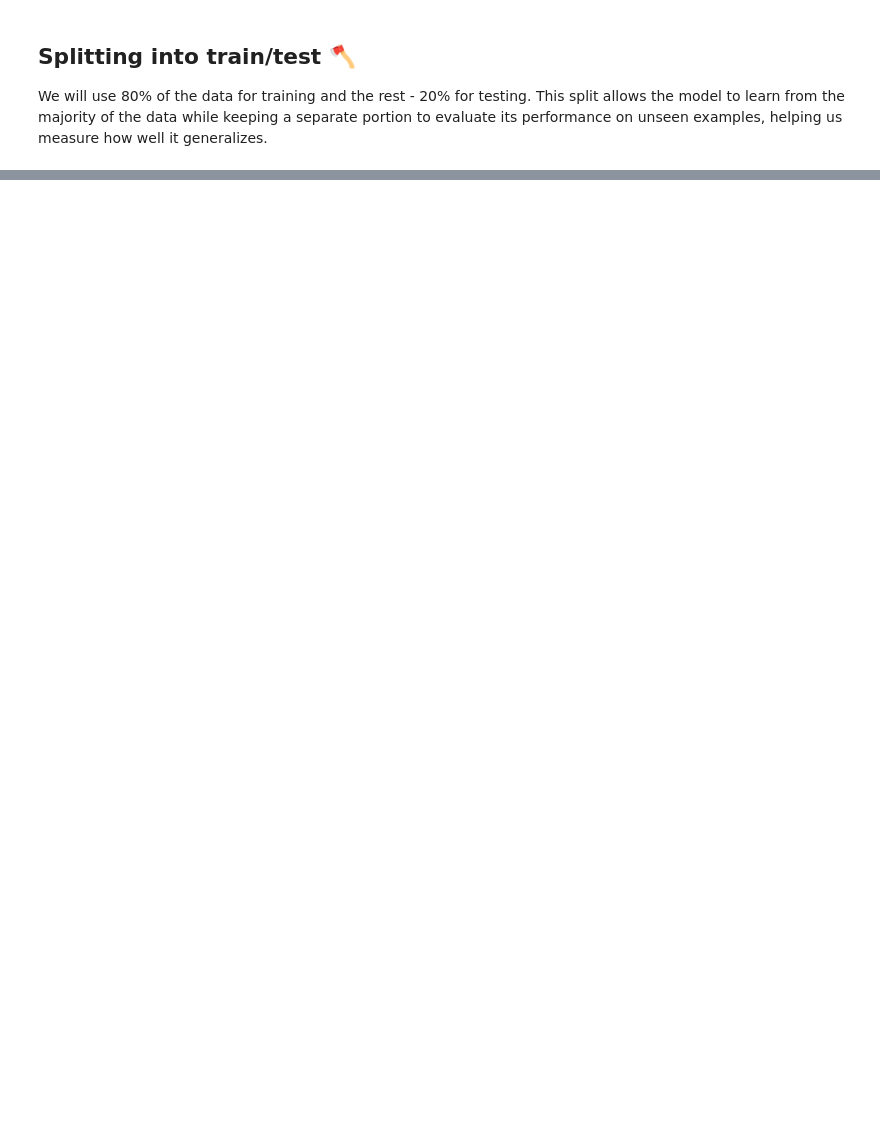
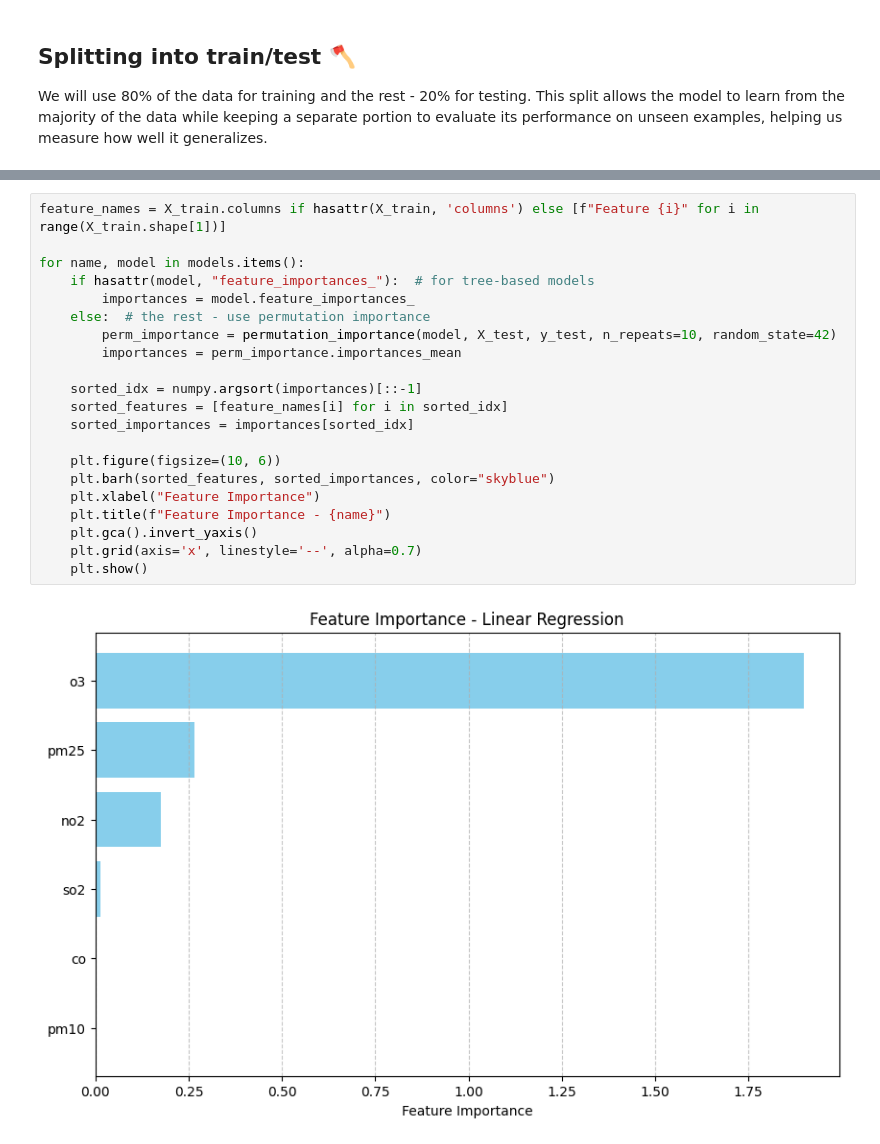
Before and after one commit to ivetkalchev/VarnaAir, a Jupyter notebook: varnaair.ipynb, the cells around one changed output, grey strips where cells are left out. Drawn from its saved outputs; the diff is of its cells as text; blank space fills up the shorter version.

```diff
--- a/varnaair.ipynb
+++ b/varnaair.ipynb
@@ -954,0 +981,23 @@ plt.show()
+# %%
+feature_names = X_train.columns if hasattr(X_train, 'columns') else [f"Feature {i}" for i in range(X_train.shape[1])]
+
+for name, model in models.items():
+    if hasattr(model, "feature_importances_"):  # for tree-based models
+        importances = model.feature_importances_
+    else:  # the rest - use permutation importance
+        perm_importance = permutation_importance(model, X_test, y_test, n_repeats=10, random_state=42)
+        importances = perm_importance.importances_mean
+
+    sorted_idx = numpy.argsort(importances)[::-1]
+    sorted_features = [feature_names[i] for i in sorted_idx]
+    sorted_importances = importances[sorted_idx]
+
+    plt.figure(figsize=(10, 6))
+    plt.barh(sorted_features, sorted_importances, color="skyblue")
+    plt.xlabel("Feature Importance")
+    plt.title(f"Feature Importance - {name}")
+    plt.gca().invert_yaxis()
+    plt.grid(axis='x', linestyle='--', alpha=0.7)
+    plt.show()
+# %% [output]
+[figure, added]
```
Also changed, not shown: parts of 31 cells of this notebook, 3 other files.
